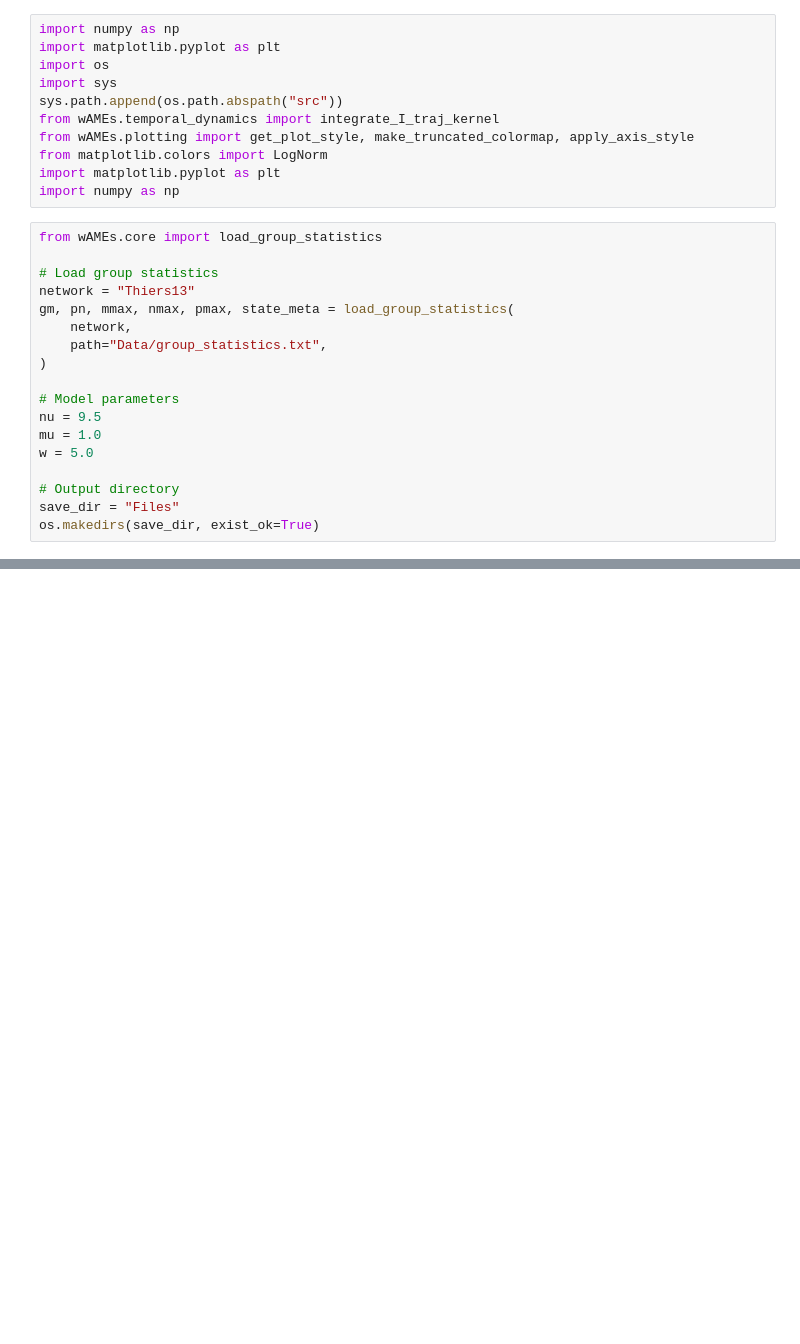
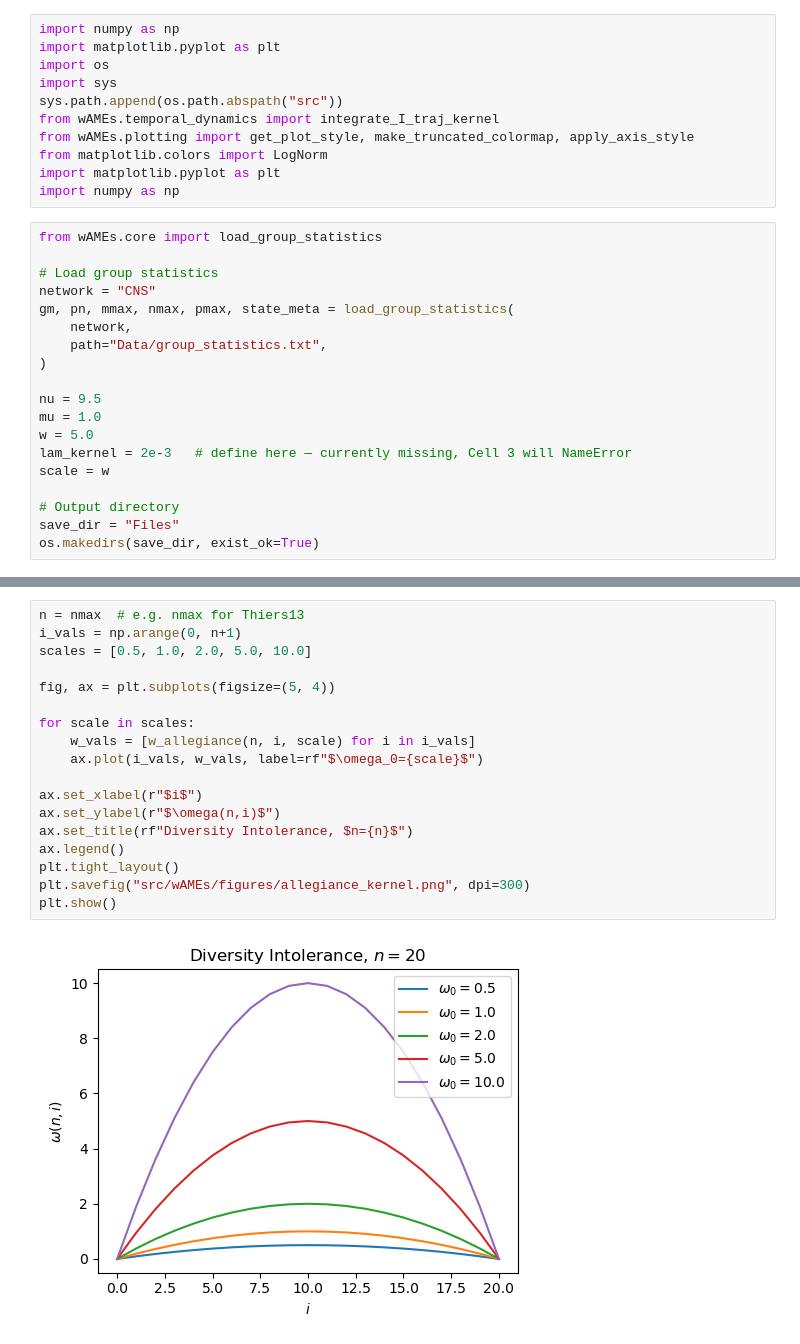
Before and after one commit to marobinette/ModelingComplexSystems, a Jupyter notebook: MoCS_2_project/wAMEs-main/kernel.ipynb, the cells around one changed output, grey strips where cells are left out. Saved outputs shown, nothing was run; the diff lists cells and outputs as text; blank space fills up the shorter version.

```diff
--- a/MoCS_2_project/wAMEs-main/kernel.ipynb
+++ b/MoCS_2_project/wAMEs-main/kernel.ipynb
@@ -13,16 +13,17 @@ import numpy as np
 from wAMEs.core import load_group_statistics
 
 # Load group statistics
-network = "Thiers13"
+network = "CNS"
 gm, pn, mmax, nmax, pmax, state_meta = load_group_statistics(
     network,
     path="Data/group_statistics.txt",
 )
 
-# Model parameters
 nu = 9.5
 mu = 1.0
 w = 5.0
+lam_kernel = 2e-3   # define here — currently missing, Cell 3 will NameError
+scale = w
 
 # Output directory
 save_dir = "Files"
@@ -176,0 +106,20 @@ Pass (atol=1e-10): True
+# %%
+n = nmax  # e.g. nmax for Thiers13
+i_vals = np.arange(0, n+1)
+scales = [0.5, 1.0, 2.0, 5.0, 10.0]
+
+fig, ax = plt.subplots(figsize=(5, 4))
+
+for scale in scales:
+    w_vals = [w_allegiance(n, i, scale) for i in i_vals]
+    ax.plot(i_vals, w_vals, label=rf"$\omega_0={scale}$")
+
+ax.set_xlabel(r"$i$")
+ax.set_ylabel(r"$\omega(n,i)$")
+ax.set_title(rf"Diversity Intolerance, $n={n}$")
+ax.legend()
+plt.tight_layout()
+plt.savefig("src/wAMEs/figures/allegiance_kernel.png", dpi=300)
+plt.show()
+# %% [output]
+[figure, added]
```
Also changed, not shown: parts of 2 cells of this notebook, 1 other file.
